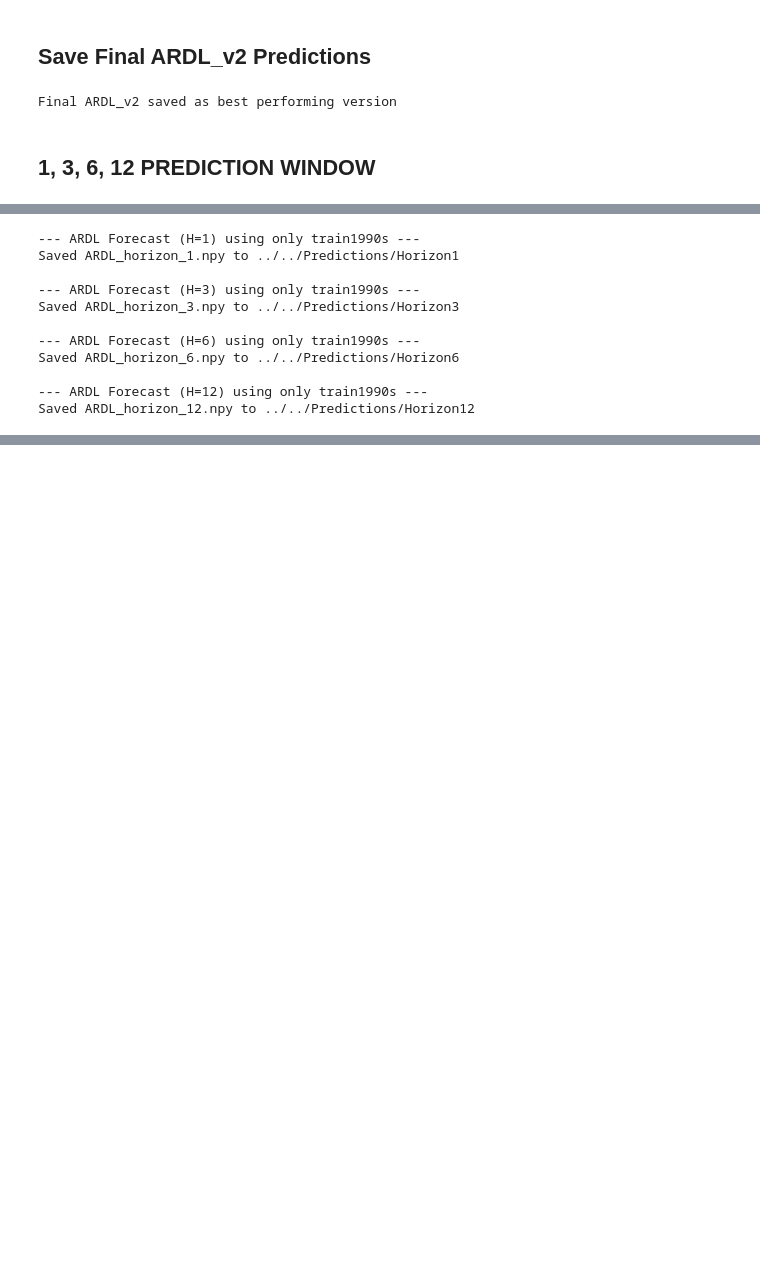
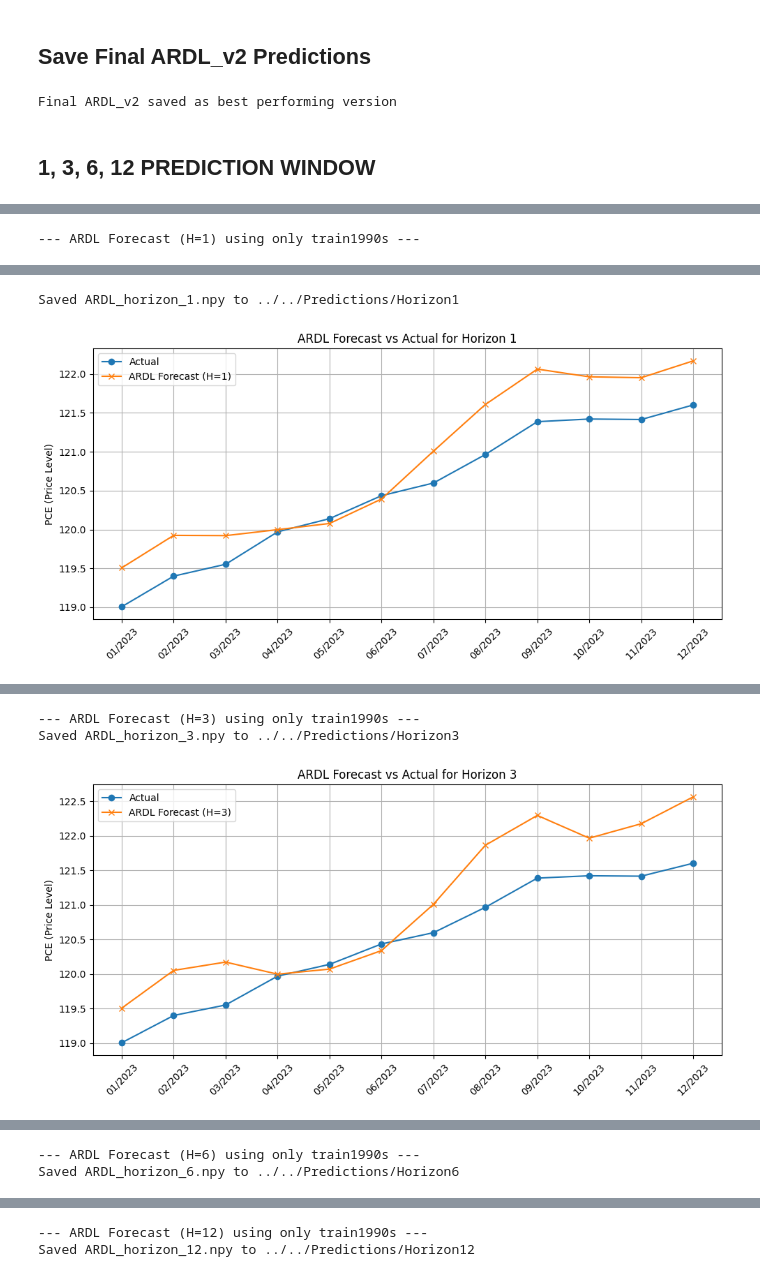
Before and after one commit to sc20geb/COMP5530M-Group-Project-Inflation-Forecasting, a Jupyter notebook: Training/ARDL/ARDL_training.ipynb, the cells around one changed output, grey strips where cells are left out. Saved outputs shown, nothing was run; the diff lists cells and outputs as text; code cells hidden in the pictures; blank space fills up the shorter version.

Commit message:
Added visualisation for ARDL

```diff
--- a/Training/ARDL/ARDL_training.ipynb
+++ b/Training/ARDL/ARDL_training.ipynb
@@ -358,4 +358,19 @@ for H in HORIZONS:
     os.makedirs(save_dir, exist_ok=True)
     np.save(os.path.join(save_dir, f"ARDL_horizon_{H}.npy"), final_preds)
     print(f"Saved ARDL_horizon_{H}.npy to {save_dir}")
+
+    # === Visualization (Prediction vs Ground Truth) === #
+    actual = df["y"].iloc[-12:].values
+    dates = df["ds"].iloc[-12:].dt.strftime("%m/%Y").values
+
+    plt.figure(figsize=(10, 5))
+    plt.plot(dates, actual, label="Actual", marker='o')
+    plt.plot(dates, final_preds, label=f"ARDL Forecast (H={H})", marker='x')
+    plt.xticks(rotation=45)
+    plt.title(f"ARDL Forecast vs Actual for Horizon {H}")
+    plt.ylabel("PCE (Price Level)")
+    plt.legend()
+    plt.grid()
+    plt.tight_layout()
+    plt.show()
 # %% [output]
@@ -367,11 +382 @@ for H in HORIZONS:
 --- ARDL Forecast (H=1) using only train1990s ---
-Saved ARDL_horizon_1.npy to ../../Predictions/Horizon1
-
---- ARDL Forecast (H=3) using only train1990s ---
-Saved ARDL_horizon_3.npy to ../../Predictions/Horizon3
-
---- ARDL Forecast (H=6) using only train1990s ---
-Saved ARDL_horizon_6.npy to ../../Predictions/Horizon6
-
---- ARDL Forecast (H=12) using only train1990s ---
-Saved ARDL_horizon_12.npy to ../../Predictions/Horizon12
@@ -377,0 +387,2 @@ Saved ARDL_horizon_12.npy to ../../Predictions/Horizon12
+Saved ARDL_horizon_1.npy to ../../Predictions/Horizon1
+[figure, added]
@@ -377,0 +393,3 @@ Saved ARDL_horizon_12.npy to ../../Predictions/Horizon12
+--- ARDL Forecast (H=3) using only train1990s ---
+Saved ARDL_horizon_3.npy to ../../Predictions/Horizon3
+[figure, added]
@@ -377,0 +400,2 @@ Saved ARDL_horizon_12.npy to ../../Predictions/Horizon12
+--- ARDL Forecast (H=6) using only train1990s ---
+Saved ARDL_horizon_6.npy to ../../Predictions/Horizon6
@@ -377,0 +407,2 @@ Saved ARDL_horizon_12.npy to ../../Predictions/Horizon12
+--- ARDL Forecast (H=12) using only train1990s ---
+Saved ARDL_horizon_12.npy to ../../Predictions/Horizon12
```
Also changed, not shown: parts of 1 cell of this notebook, 1 other file.
